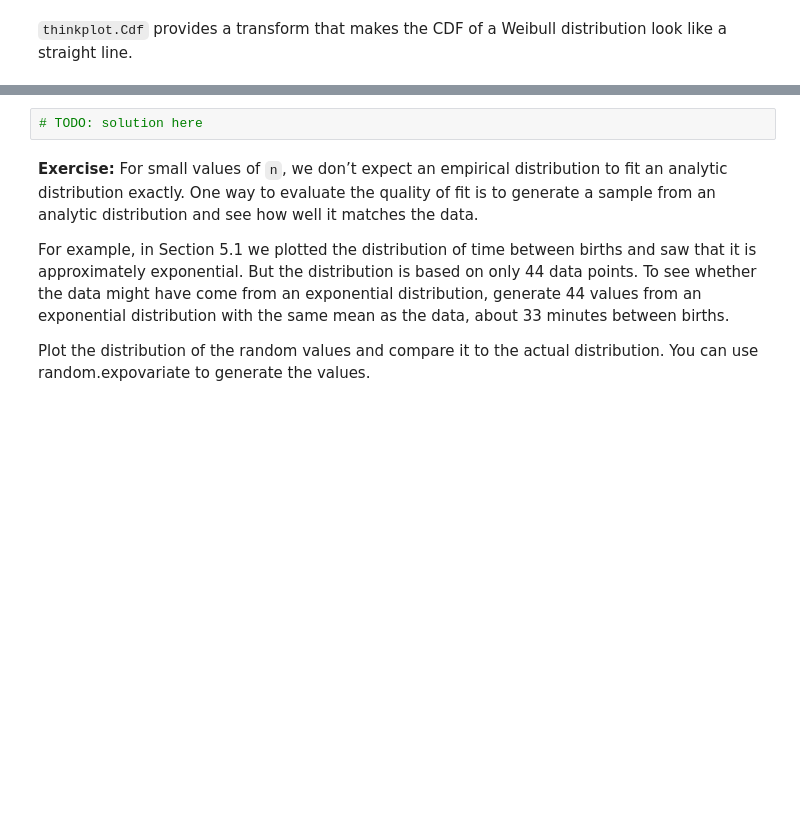
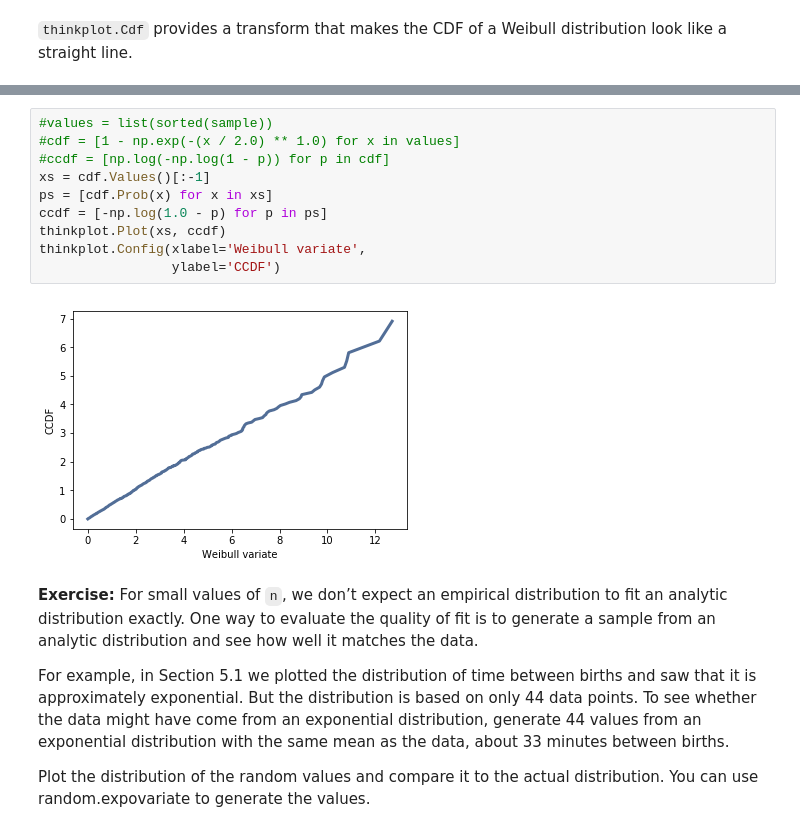
Before and after one commit to ejulio/ThinkStats2, a Jupyter notebook: code/chap05ex.ipynb, the cells around one changed output, grey strips where cells are left out. Drawn from its saved outputs; the diff is of its cells as text; blank space fills up the shorter version.

```diff
--- a/code/chap05ex.ipynb
+++ b/code/chap05ex.ipynb
@@ -492,5 +492,15 @@ thinkplot.Config(xlabel='Weibull variate', ylabel='CCDF')
-# %%
-# TODO: solution here
+# %%
+#values = list(sorted(sample))
+#cdf = [1 - np.exp(-(x / 2.0) ** 1.0) for x in values]
+#ccdf = [np.log(-np.log(1 - p)) for p in cdf]
+xs = cdf.Values()[:-1]
+ps = [cdf.Prob(x) for x in xs]
+ccdf = [-np.log(1.0 - p) for p in ps]
+thinkplot.Plot(xs, ccdf)
+thinkplot.Config(xlabel='Weibull variate',
+                 ylabel='CCDF')
+# %% [output]
+[figure, added]
 # %% [markdown]
 **Exercise:** For small values of `n`, we don’t expect an empirical distribution to fit an analytic distribution exactly. One way to evaluate the quality of fit is to generate a sample from an analytic distribution and see how well it matches the data.
 
```
Also changed, not shown: parts of 15 cells of this notebook.
